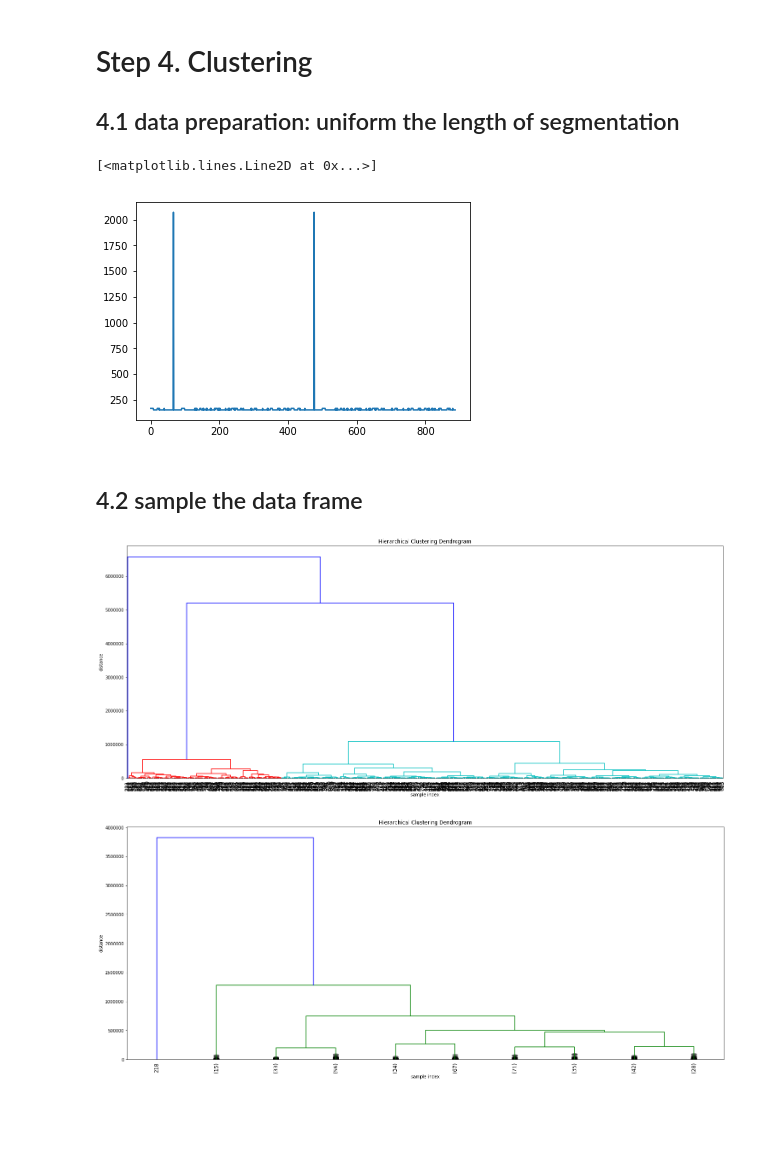
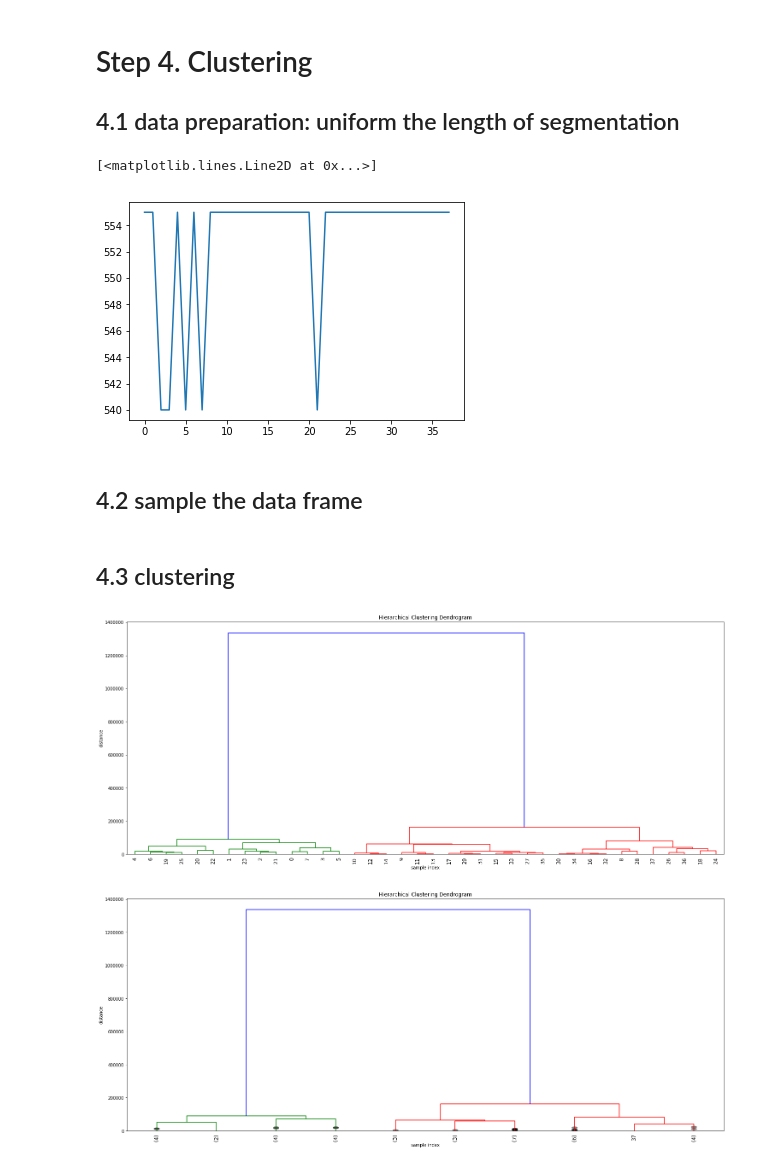
Before and after one commit to youndoldman/EDV-Anormaly-Detection, a Jupyter notebook: pipeline.ipynb, the cells around one changed output. Cells and saved outputs as stored; diff of their text form; code cells hidden in the pictures; blank space fills up the shorter version.

```diff
--- a/pipeline.ipynb
+++ b/pipeline.ipynb
@@ -179,19 +200,25 @@ pd.DataFrame(segmentation_5).to_csv("segmentation_5.csv")
 ##  3.1. save the segmented data and read from date
 # %%
 # sss.tocsv("xxx.csv")
-segmentation_1 = pd.read_csv("segmentation_1.csv")
-segmentation_2 = pd.read_csv("segmentation_2.csv")
-segmentation_3 = pd.read_csv("segmentation_3.csv")
-segmentation_4 = pd.read_csv("segmentation_4.csv")
-segmentation_5 = pd.read_csv("segmentation_5.csv")
+segmentations=[[],[],[],[],[],[],[],[],[]]
+segmentations[0] = pd.read_csv("segmentation_0.csv")
+segmentations[1] = pd.read_csv("segmentation_1.csv")
+segmentations[2] = pd.read_csv("segmentation_2.csv")
+segmentations[3] = pd.read_csv("segmentation_3.csv")
+#segmentations[4] = pd.read_csv("segmentation_4.csv")
+# the following is the sub-sequence
+segmentations[4] = pd.read_csv("sub_punch_0.csv")
+segmentations[5] = pd.read_csv("sub_punch_1.csv")
+segmentations[6] = pd.read_csv("sub_punch_2.csv")
+segmentations[7] = pd.read_csv("sub_punch_3.csv")
 # %% [markdown]
 # Step 4. Clustering
 ## 4.1 data preparation: uniform the length of segmentation
 # %%
 # before uniforming:
 # for example: segmentation _1
-plt.plot(segmentation_1.count(axis=1))
+plt.plot(segmentations[2].count(axis=1))
 # %% [output]
 [<matplotlib.lines.Line2D at 0x...>]
-[figure, old version]
+[figure, new version]
 # %%
@@ -221,2 +250,4 @@ df_percent = data_seg_1.sample(frac=0.8)
 df_rest = data_seg_1.iloc[~data_seg_1.index.isin(df_percent.index)]
+# %% [markdown]
+## 4.3 clustering
 # %%
@@ -227,20 +258,20 @@ plt.title('Hierarchical Clustering Dendrogram')
 plt.xlabel('sample index')
 plt.ylabel('distance')
 hac.dendrogram(
-    z,
+    z1,
     leaf_rotation=90.,  # rotates the x axis labels
     leaf_font_size=12.,  # font size for the x axis labels
 )
 plt.show()
 # %% [output]
-[figure, old version]
+[figure, new version]
 # %%
 plt.figure(figsize=(25, 10))
 plt.title('Hierarchical Clustering Dendrogram')
 plt.xlabel('sample index')
 plt.ylabel('distance')
 hac.dendrogram(
-    z,
+    z1,
     truncate_mode = 'lastp',
     p = 10,
     leaf_rotation=90.,  # rotates the x axis labels
@@ -249,5 +280,5 @@ hac.dendrogram(
 )
 plt.show()
 # %% [output]
-[figure, old version]
+[figure, new version]
 # %%
```
Also changed, not shown: parts of 25 cells of this notebook.
